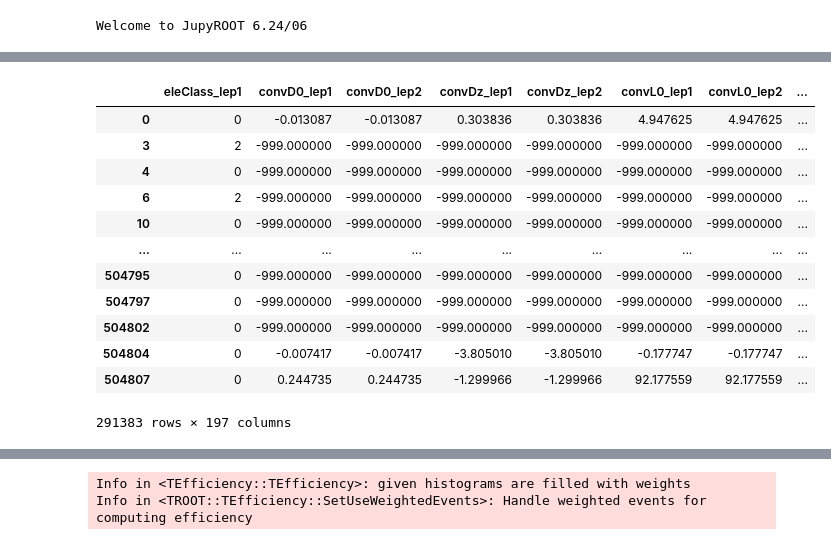
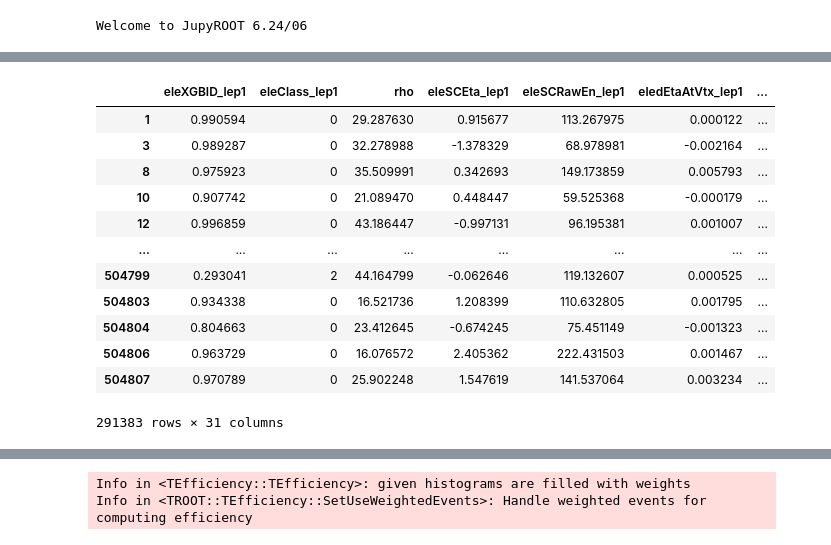
Before and after one commit to chw1207/HDalitzEle, a Jupyter notebook: Misc/MergedIDEff/effComp.ipynb, the cells around one changed output, grey strips where cells are left out. Drawn from its saved outputs; the diff is of its cells as text; code cells hidden in the pictures.

```diff
--- a/Misc/MergedIDEff/effComp.ipynb
+++ b/Misc/MergedIDEff/effComp.ipynb
@@ -9,16 +9,3 @@ from plugins.CMS_lumi import CMS_lumi
 Welcome to JupyROOT 6.24/06
 # %%
 rdf = ROOT.RDataFrame("outTree", "../GENstudy/minitree/2017/Minitree_HDalitz_*_m125_*.root")
-# %%
-branches = rdf.GetColumnNames()
-branches_remain = []
-for i in branches:
-    if (rdf.GetColumnType(i) == "TLorentzVector"):
-        continue
-
-    branches_remain.append(str(i))
-
-arr = rdf.AsNumpy(columns = branches_remain)
-df = pd.DataFrame(arr)
-df_2gsf = df.query("category == 2")
-df_2gsf
@@ -78 +52,14 @@ features = [
 ]
+# %%
+# branches = rdf.GetColumnNames()
+# branches_remain = []
+# for i in branches:
+#     if (rdf.GetColumnType(i) == "TLorentzVector"):
+#         continue
+
+#     branches_remain.append(str(i))
+
+arr = rdf.AsNumpy(columns = features+["category", "mcwei", "puwei", "elePresel_lep1", "eleCalibPt_lep1", "mcEta_lep1", "mcEta_lep2"])
+df = pd.DataFrame(arr)
+df_2gsf = df.query("category == 2")
+df_2gsf
@@ -79,40 +80,42 @@ features = [
 # %%
 def convert_class(arr, Type):
     if Type not in ["Merged-1Gsf", "Merged-2Gsf"]:
         print("This type of model is not available!(Merged-1Gsf or Merged-2Gsf)")
         sys.exit(1)
 
     new_arr = [i+1 for i in arr] if Type == "Merged-1Gsf" else [0 if i == 0 else i+1 for i in arr]
 
     return np.asarray(new_arr)
 
 
 # EB 2gsf prediction
 df_flat_EB_2gsf = df_2gsf.query("(abs(eleSCEta_lep1) < 1.479)")
 x_EB_2gsf = xgb.DMatrix(df_flat_EB_2gsf.loc[:,features].values)
 df_flat_EB_2gsf.insert(loc = 0, column = "eleClass_lep1", value = convert_class(models["M2EB"].predict(x_EB_2gsf).argmax(axis = 1), "Merged-2Gsf"))
+df_flat_EB_2gsf.insert(loc = 0, column = "eleXGBID_lep1", value = models_b["M2EB"].predict(x_EB_2gsf))
 
 # EE 2gsf prediction
 df_flat_EE_2gsf = df_2gsf.query("(abs(eleSCEta_lep1) >= 1.479)")
 x_EE_2gsf = xgb.DMatrix(df_flat_EE_2gsf.loc[:,features].values)
 df_flat_EE_2gsf.insert(loc = 0, column = "eleClass_lep1", value = convert_class(models["M2EE"].predict(x_EE_2gsf).argmax(axis = 1), "Merged-2Gsf"))
+df_flat_EE_2gsf.insert(loc = 0, column = "eleXGBID_lep1", value = models_b["M2EE"].predict(x_EE_2gsf))
 
 df_new_EBEE = pd.concat([df_flat_EB_2gsf, df_flat_EE_2gsf], sort = False).sort_index()
 df_new_EBEE
 # %% [output]
-|  | eleClass_lep1 | convD0_lep1 | convD0_lep2 | convDz_lep1 | convDz_lep2 | convL0_lep1 | convL0_lep2 | ... |
-| 0 | 0 | -0.013087 | -0.013087 | 0.303836 | 0.303836 | 4.947625 | 4.947625 | ... |
-| 3 | 2 | -999.000000 | -999.000000 | -999.000000 | -999.000000 | -999.000000 | -999.000000 | ... |
-| 4 | 0 | -999.000000 | -999.000000 | -999.000000 | -999.000000 | -999.000000 | -999.000000 | ... |
-| 6 | 2 | -999.000000 | -999.000000 | -999.000000 | -999.000000 | -999.000000 | -999.000000 | ... |
-| 10 | 0 | -999.000000 | -999.000000 | -999.000000 | -999.000000 | -999.000000 | -999.000000 | ... |
-| ... | ... | ... | ... | ... | ... | ... | ... | ... |
-| 504795 | 0 | -999.000000 | -999.000000 | -999.000000 | -999.000000 | -999.000000 | -999.000000 | ... |
-| 504797 | 0 | -999.000000 | -999.000000 | -999.000000 | -999.000000 | -999.000000 | -999.000000 | ... |
-| 504802 | 0 | -999.000000 | -999.000000 | -999.000000 | -999.000000 | -999.000000 | -999.000000 | ... |
-| 504804 | 0 | -0.007417 | -0.007417 | -3.805010 | -3.805010 | -0.177747 | -0.177747 | ... |
-| 504807 | 0 | 0.244735 | 0.244735 | -1.299966 | -1.299966 | 92.177559 | 92.177559 | ... |
+|  | eleXGBID_lep1 | eleClass_lep1 | rho | eleSCEta_lep1 | eleSCRawEn_lep1 | eledEtaAtVtx_lep1 | ... |
+| 1 | 0.990594 | 0 | 29.287630 | 0.915677 | 113.267975 | 0.000122 | ... |
+| 3 | 0.989287 | 0 | 32.278988 | -1.378329 | 68.978981 | -0.002164 | ... |
+| 8 | 0.975923 | 0 | 35.509991 | 0.342693 | 149.173859 | 0.005793 | ... |
+| 10 | 0.907742 | 0 | 21.089470 | 0.448447 | 59.525368 | -0.000179 | ... |
+| 12 | 0.996859 | 0 | 43.186447 | -0.997131 | 96.195381 | 0.001007 | ... |
+| ... | ... | ... | ... | ... | ... | ... | ... |
+| 504799 | 0.293041 | 2 | 44.164799 | -0.062646 | 119.132607 | 0.000525 | ... |
+| 504803 | 0.934338 | 0 | 16.521736 | 1.208399 | 110.632805 | 0.001795 | ... |
+| 504804 | 0.804663 | 0 | 23.412645 | -0.674245 | 75.451149 | -0.001323 | ... |
+| 504806 | 0.963729 | 0 | 16.076572 | 2.405362 | 222.431503 | 0.001467 | ... |
+| 504807 | 0.970789 | 0 | 25.902248 | 1.547619 | 141.537064 | 0.003234 | ... |
-291383 rows × 197 columns
+291383 rows × 31 columns
 # %%
 data = {key: df_new_EBEE[key].values for key in df_new_EBEE.columns}
 rdf_new = ROOT.RDF.MakeNumpyDataFrame(data)
```
Also changed, not shown: parts of 10 cells of this notebook, 6 other files.
